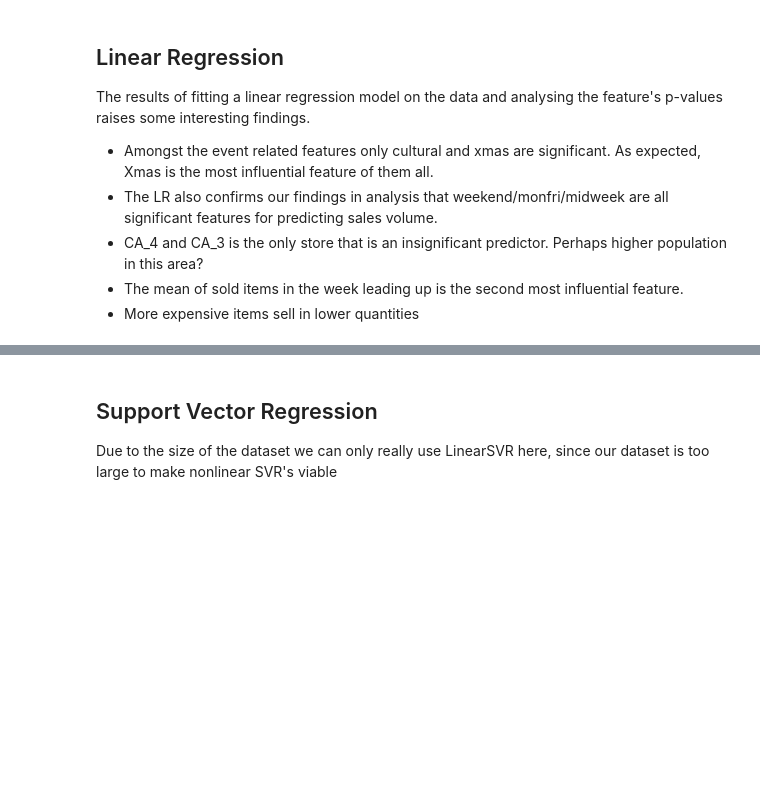
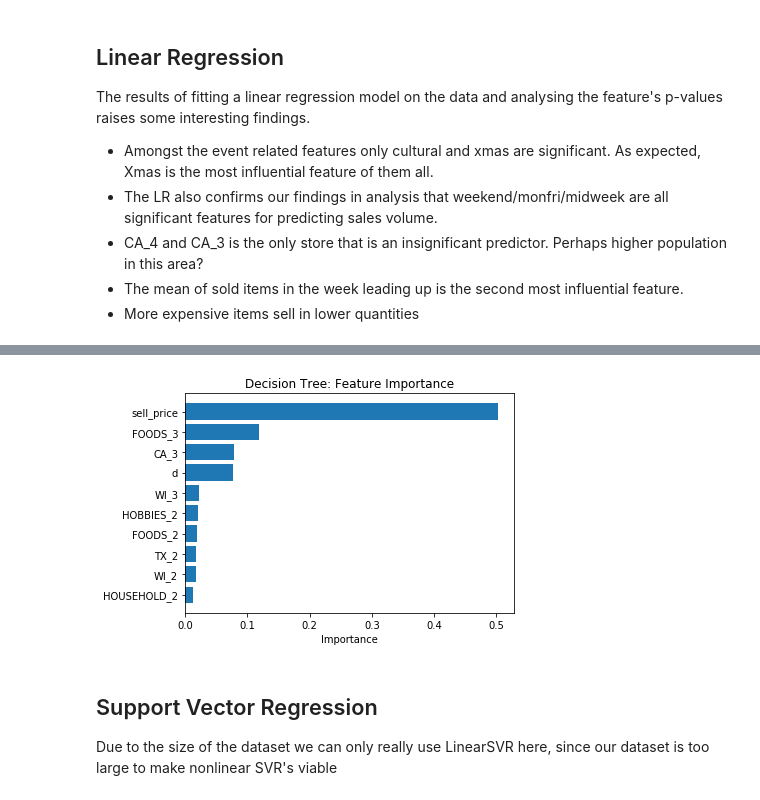
Before and after one commit to ixiaopan/GroupWork, a Jupyter notebook: AML/Modelling_Matt.ipynb, the cells around one changed output, grey strips where cells are left out. Drawn from its saved outputs; the diff is of its cells as text; code cells hidden in the pictures; blank space fills up the shorter version.

Commit message:
Added decision tree feature importance

```diff
--- a/AML/Modelling_Matt.ipynb
+++ b/AML/Modelling_Matt.ipynb
@@ -109,6 +105,8 @@ cols_to_norm = ['d','wday','month','year','sell_price','rolling_mean_7_1','rolli
                 'sold_lag_7','sold_lag_14','sold_lag_28','rolling_std_7_1','rolling_std_14_1','rolling_std_28_1',
                'rolling_std_7_28','price_diff']
 
+cols_to_norm = ['d','wday','month','year','sell_price']
+
 df[cols_to_norm] = MinMaxScaler().fit_transform(df[cols_to_norm])
 # %%
 #Isolate features and target variable
@@ -168,0 +184,8 @@ strong multicollinearity problems or that the design matrix is singular.
+# %%
+from sklearn.tree import DecisionTreeRegressor
+dc = DecisionTreeRegressor(max_depth=10, random_state=0).fit(X, y)
+# %%
+features = np.array(df.columns)
+features = np.delete(features, [1])
+feature_imp = pd.DataFrame({'feature': features, 'importance': dc.feature_importances_})
+feature_imp = feature_imp.sort_values(by=['importance'], ascending=True).reset_index(drop=True)
@@ -169,3 +212,12 @@ strong multicollinearity problems or that the design matrix is singular.
+# %%
+plt.barh(feature_imp.feature[30:], feature_imp.importance[30:])
+plt.title('Decision Tree: Feature Importance')
+plt.xlabel('Importance')
+plt.tight_layout()
+plt.savefig('images/dtfi.png', dpi=500)
+plt.show()
+# %% [output]
+[figure, added]
 # %% [markdown]
 ## Support Vector Regression
 Due to the size of the dataset we can only really use LinearSVR here, since our dataset is too large to make nonlinear SVR's viable
```
Also changed, not shown: parts of 8 cells of this notebook.
